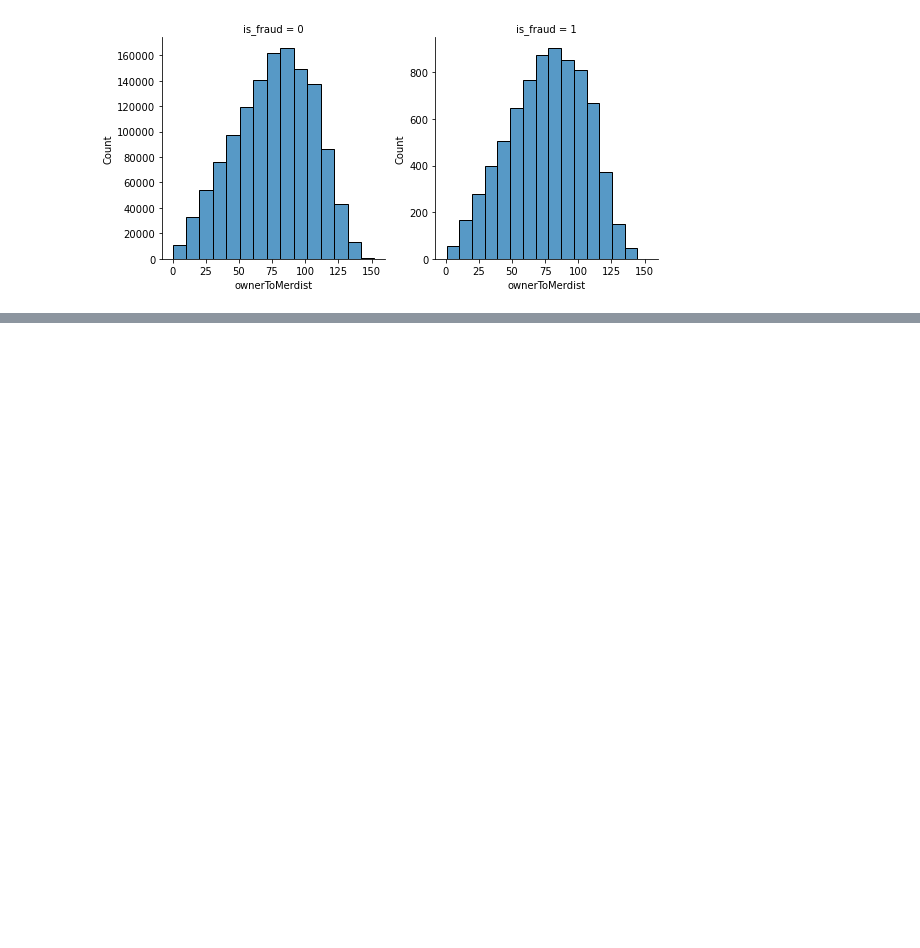
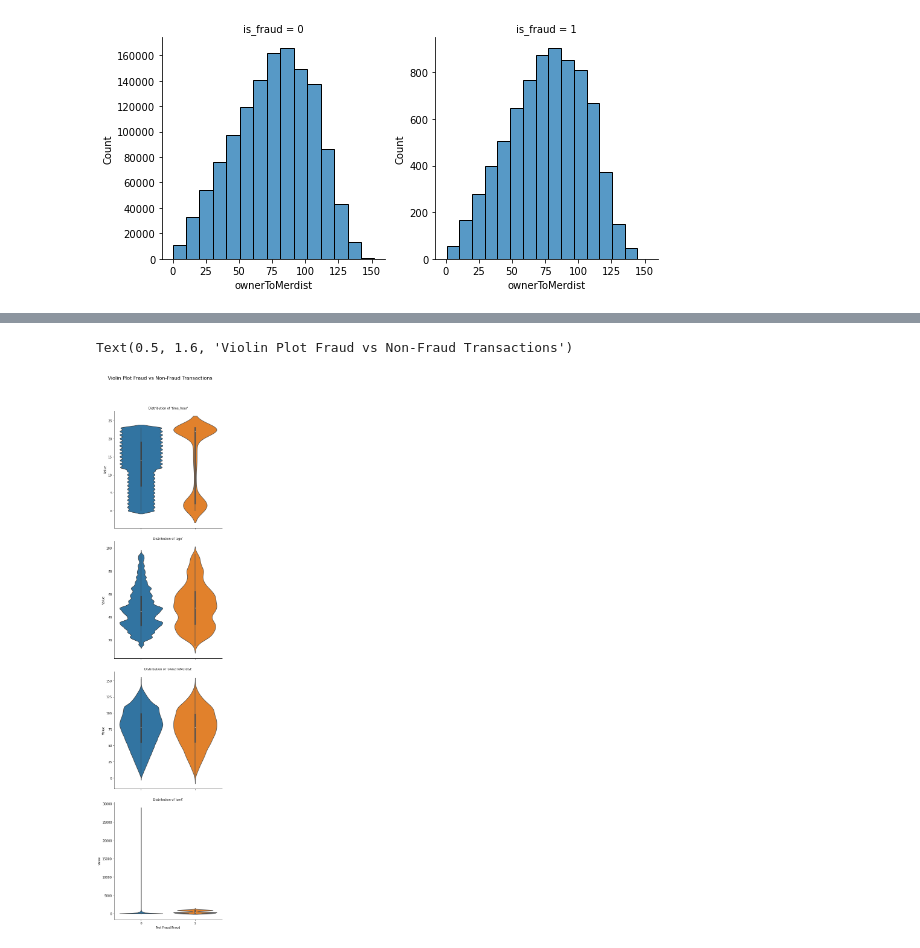
Before and after one commit to kdmanwani/credit_fraud, a Jupyter notebook: credit_card_fraud.ipynb, the cells around one changed output, grey strips where cells are left out. Drawn from its saved outputs; the diff is of its cells as text; code cells hidden in the pictures; blank space fills up the shorter version.

```diff
--- a/credit_card_fraud.ipynb
+++ b/credit_card_fraud.ipynb
@@ -251,3 +251,8 @@ g.map_dataframe(sns.histplot, x="ownerToMerdist",bins=15)
 # %% [output]
 <seaborn.axisgrid.FacetGrid at 0x...>
 [figure]
+# %%
+#Dataframe to plot distributions for time, age, distance between card owner and merchant, and amount of transaction
+df_dist = pd.melt(df, id_vars = ['is_fraud'],
+                    value_vars = ['time_hour','age','ownerToMerdist','amt'])
+df_dist
@@ -254 +273,13 @@ g.map_dataframe(sns.histplot, x="ownerToMerdist",bins=15)
+# %%
+#Facet Grid with Violin plots showing distribution
+g = sns.FacetGrid(df_dist, row = 'variable', hue='is_fraud',
+                 height=4, aspect=1.5,sharey=False)
+g.map(sns.violinplot,"is_fraud",'value')
+g.set_titles("Distribution of '{row_name}'")
+g.set_axis_labels('Not Fraud/Fraud', 'Value')
+g.fig.subplots_adjust(top=1.5)
+g.fig.suptitle('Violin Plot Fraud vs Non-Fraud Transactions',y=1.6,fontsize=16)
+# %% [output]
+Text(0.5, 1.6, 'Violin Plot Fraud vs Non-Fraud Transactions')
+[figure, added]
 # %%
```
Also changed, not shown: parts of 5 cells of this notebook.
